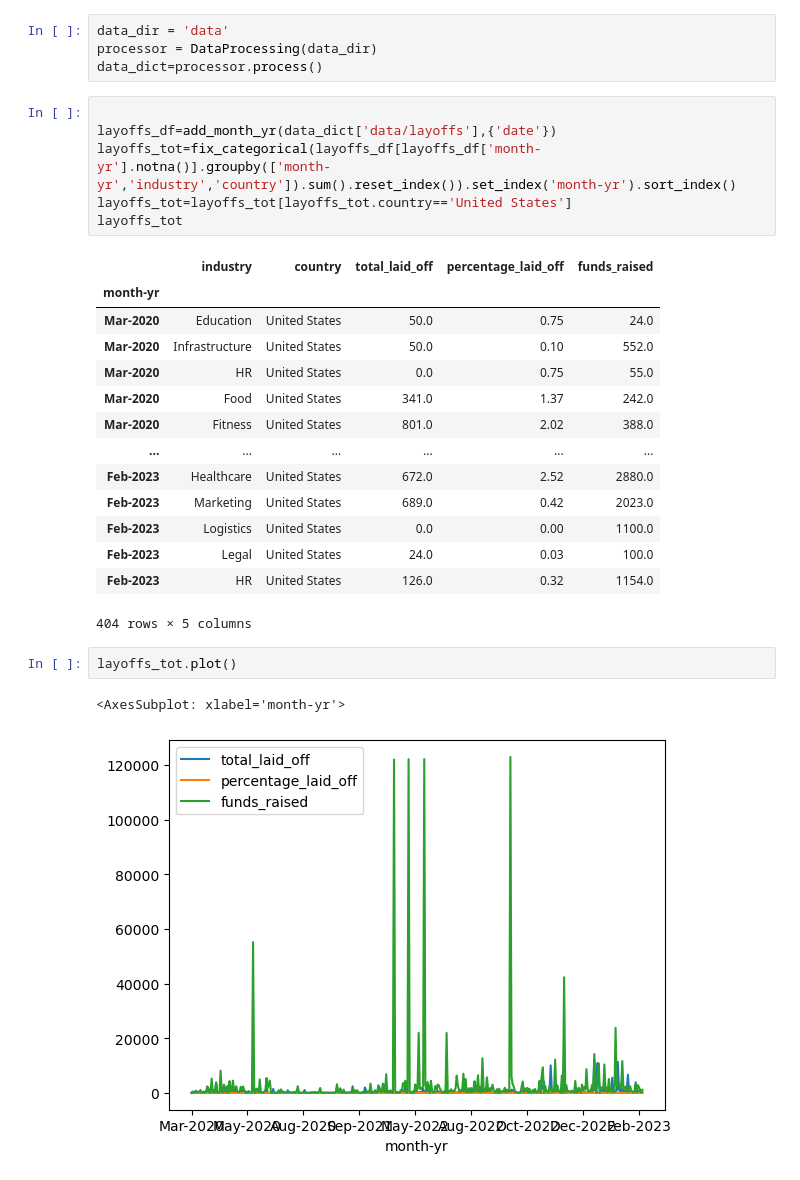
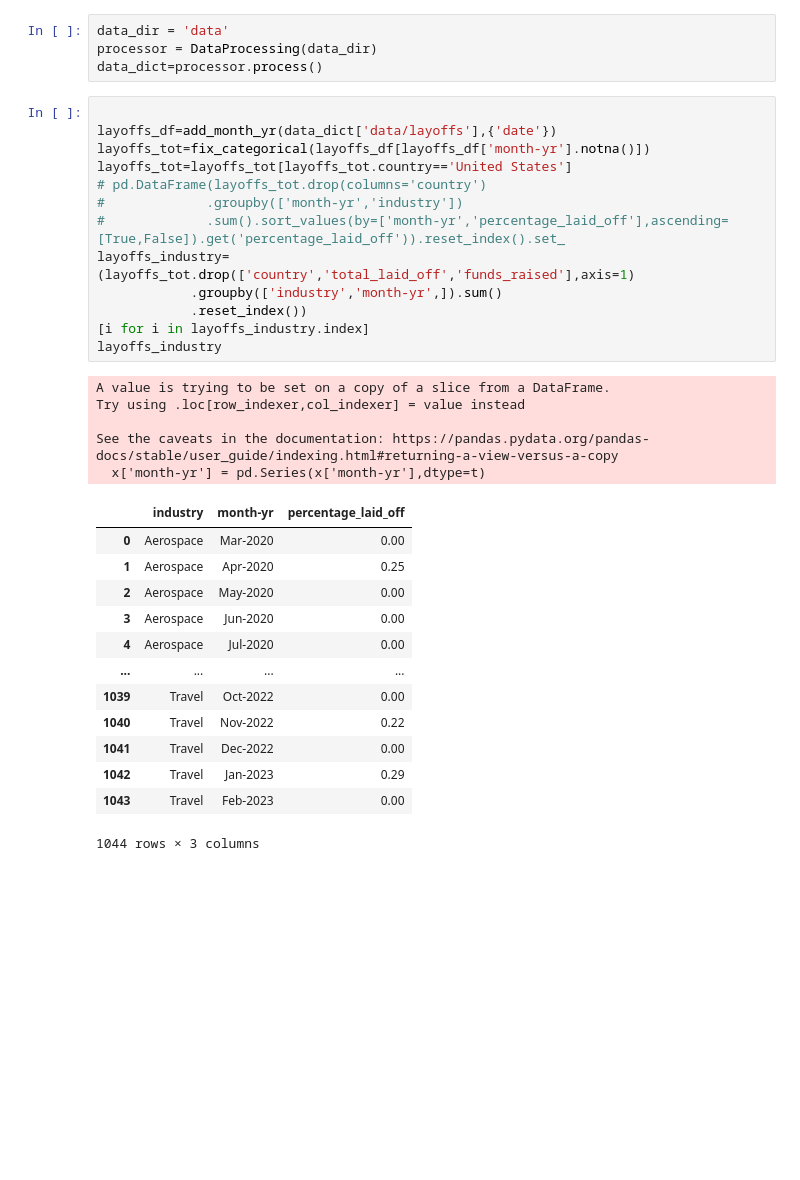
Before and after one commit to avadrevu-2/ece143_data_analysis_project, a Jupyter notebook: layoff_percentage.ipynb, the cells around one changed output. Cells and saved outputs as stored; diff of their text form; blank space fills up the shorter version.

```diff
--- a/layoff_percentage.ipynb
+++ b/layoff_percentage.ipynb
@@ -38,29 +38,35 @@ def fix_categorical(x):
 data_dir = 'data'
 processor = DataProcessing(data_dir)
 data_dict=processor.process()
-# %%
-
-layoffs_df=add_month_yr(data_dict['data/layoffs'],{'date'})
-layoffs_tot=fix_categorical(layoffs_df[layoffs_df['month-yr'].notna()].groupby(['month-yr','industry','country']).sum().reset_index()).set_index('month-yr').sort_index()
-layoffs_tot=layoffs_tot[layoffs_tot.country=='United States']
-layoffs_tot
-# %% [output]
-|  | industry | country | total_laid_off | percentage_laid_off | funds_raised |
-| month-yr |  |  |  |  |  |
-| Mar-2020 | Education | United States | 50.0 | 0.75 | 24.0 |
-| Mar-2020 | Infrastructure | United States | 50.0 | 0.10 | 552.0 |
-| Mar-2020 | HR | United States | 0.0 | 0.75 | 55.0 |
-| Mar-2020 | Food | United States | 341.0 | 1.37 | 242.0 |
-| Mar-2020 | Fitness | United States | 801.0 | 2.02 | 388.0 |
-| ... | ... | ... | ... | ... | ... |
-| Feb-2023 | Healthcare | United States | 672.0 | 2.52 | 2880.0 |
-| Feb-2023 | Marketing | United States | 689.0 | 0.42 | 2023.0 |
-| Feb-2023 | Logistics | United States | 0.0 | 0.00 | 1100.0 |
-| Feb-2023 | Legal | United States | 24.0 | 0.03 | 100.0 |
-| Feb-2023 | HR | United States | 126.0 | 0.32 | 1154.0 |
-404 rows × 5 columns
-# %%
-layoffs_tot.plot()
-# %% [output]
-<AxesSubplot: xlabel='month-yr'>
-[figure, removed]
+# %%
+
+layoffs_df=add_month_yr(data_dict['data/layoffs'],{'date'})
+layoffs_tot=fix_categorical(layoffs_df[layoffs_df['month-yr'].notna()])
+layoffs_tot=layoffs_tot[layoffs_tot.country=='United States']
+# pd.DataFrame(layoffs_tot.drop(columns='country')
+#             .groupby(['month-yr','industry'])
+#             .sum().sort_values(by=['month-yr','percentage_laid_off'],ascending=[True,False]).get('percentage_laid_off')).reset_index().set_
+layoffs_industry=(layoffs_tot.drop(['country','total_laid_off','funds_raised'],axis=1)
+            .groupby(['industry','month-yr',]).sum()
+            .reset_index())
+[i for i in layoffs_industry.index]
+layoffs_industry
+# %% [output]
+A value is trying to be set on a copy of a slice from a DataFrame.
+Try using .loc[row_indexer,col_indexer] = value instead
+
+See the caveats in the documentation: https://pandas.pydata.org/pandas-docs/stable/user_guide/indexing.html#returning-a-view-versus-a-copy
+  x['month-yr'] = pd.Series(x['month-yr'],dtype=t)
+|  | industry | month-yr | percentage_laid_off |
+| 0 | Aerospace | Mar-2020 | 0.00 |
+| 1 | Aerospace | Apr-2020 | 0.25 |
+| 2 | Aerospace | May-2020 | 0.00 |
+| 3 | Aerospace | Jun-2020 | 0.00 |
+| 4 | Aerospace | Jul-2020 | 0.00 |
+| ... | ... | ... | ... |
+| 1039 | Travel | Oct-2022 | 0.00 |
+| 1040 | Travel | Nov-2022 | 0.22 |
+| 1041 | Travel | Dec-2022 | 0.00 |
+| 1042 | Travel | Jan-2023 | 0.29 |
+| 1043 | Travel | Feb-2023 | 0.00 |
+1044 rows × 3 columns
```
Also changed, not shown: parts of 1 cell of this notebook, 17 other files.
